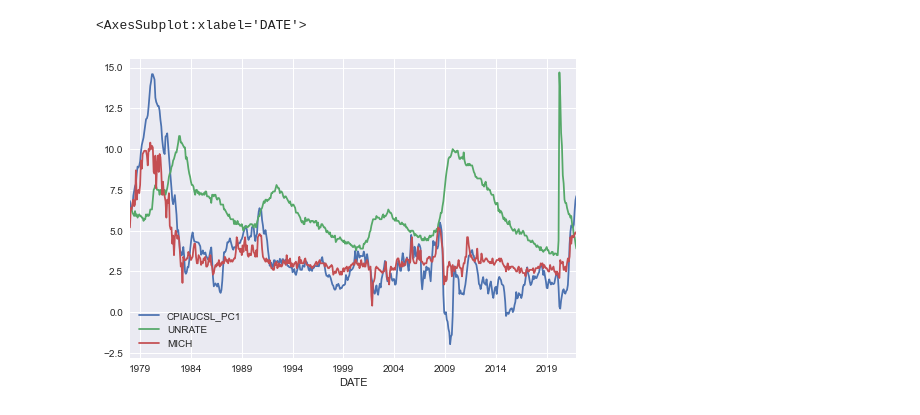
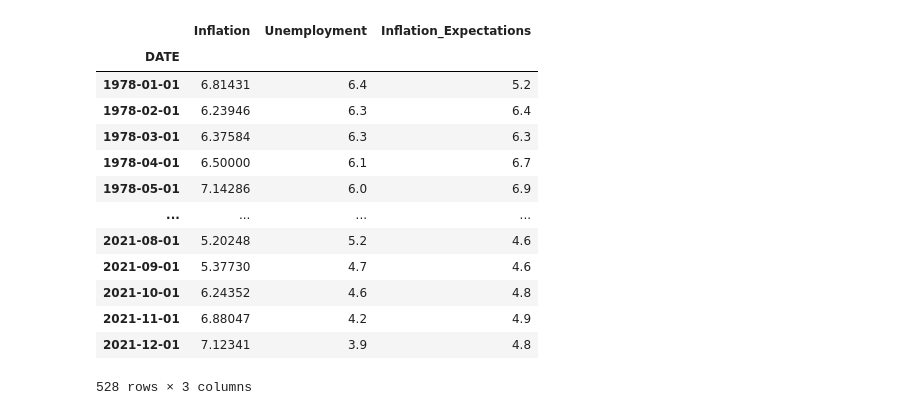
Before and after one commit to samaypanwar/HE3023-Project, a Jupyter notebook: eda_notebook.ipynb, the cells around one changed output. Drawn from its saved outputs; the diff is of its cells as text; code cells hidden in the pictures.

```diff
--- a/eda_notebook.ipynb
+++ b/eda_notebook.ipynb
@@ -20,17 +21,29 @@ data = pd.read_csv("dataset.csv", index_col = 0, parse_dates = True)
 
 past_data = data[PAST_DATA_START: PAST_DATA_END]
 current_data = data[CURRENT_DATA_START: CURRENT_DATA_END]
+# %%
+data
+# %% [output]
+|  | Inflation | Unemployment | Inflation_Expectations |
+| DATE |  |  |  |
+| 1978-01-01 | 6.81431 | 6.4 | 5.2 |
+| 1978-02-01 | 6.23946 | 6.3 | 6.4 |
+| 1978-03-01 | 6.37584 | 6.3 | 6.3 |
+| 1978-04-01 | 6.50000 | 6.1 | 6.7 |
+| 1978-05-01 | 7.14286 | 6.0 | 6.9 |
+| ... | ... | ... | ... |
+| 2021-08-01 | 5.20248 | 5.2 | 4.6 |
+| 2021-09-01 | 5.37730 | 4.7 | 4.6 |
+| 2021-10-01 | 6.24352 | 4.6 | 4.8 |
+| 2021-11-01 | 6.88047 | 4.2 | 4.9 |
+| 2021-12-01 | 7.12341 | 3.9 | 4.8 |
+528 rows × 3 columns
 # %%
 def pp_test(series: pd.Series) -> None:
 
     pp = PhillipsPerron(series)
     print(f" \n {series.name}")
     print(pp.summary().as_text())
-# %%
-data.plot()
-# %% [output]
-<AxesSubplot:xlabel='DATE'>
-[figure, removed]
 # %%
 data.apply(pp_test)
 # %% [output]
```
Also changed, not shown: parts of 18 cells of this notebook.
